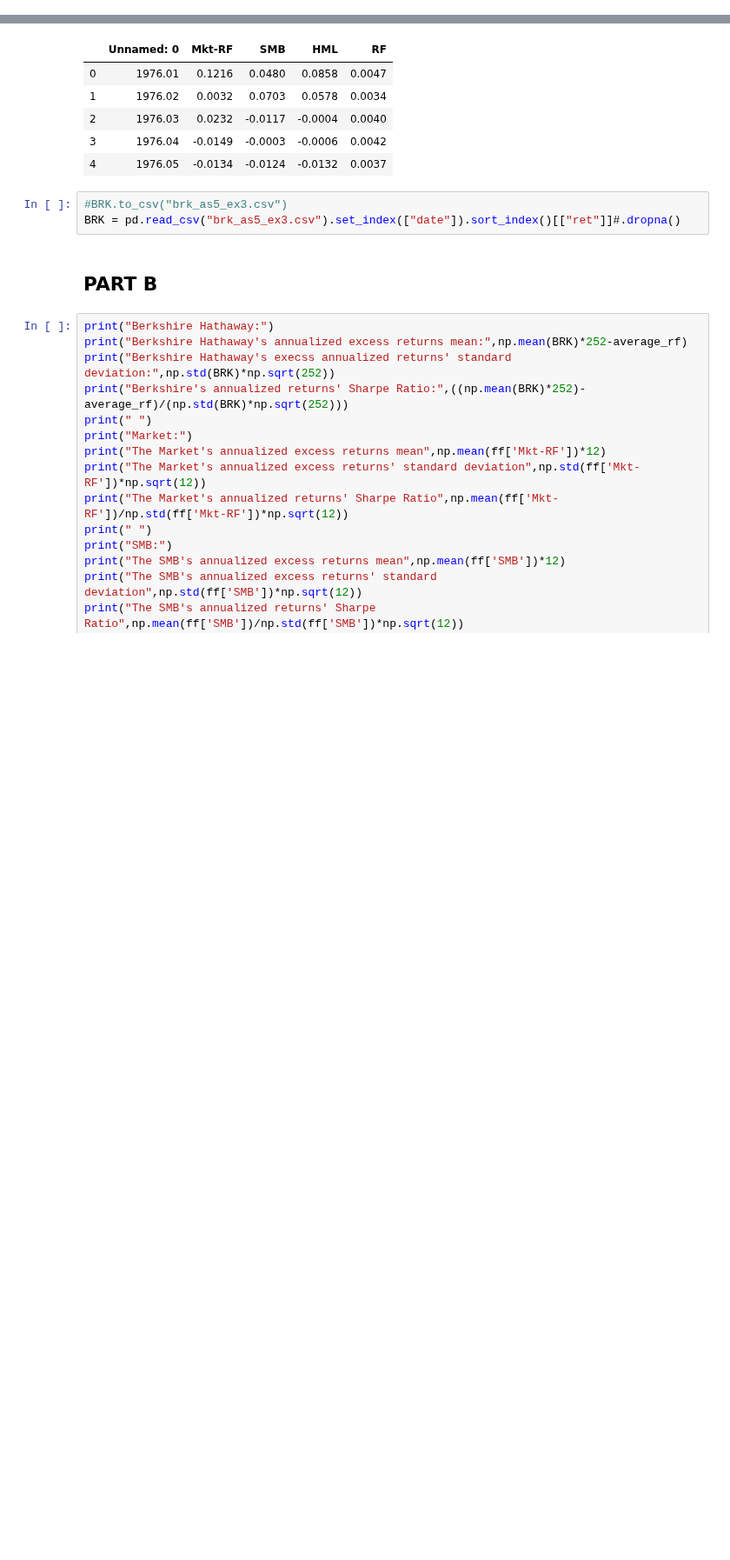
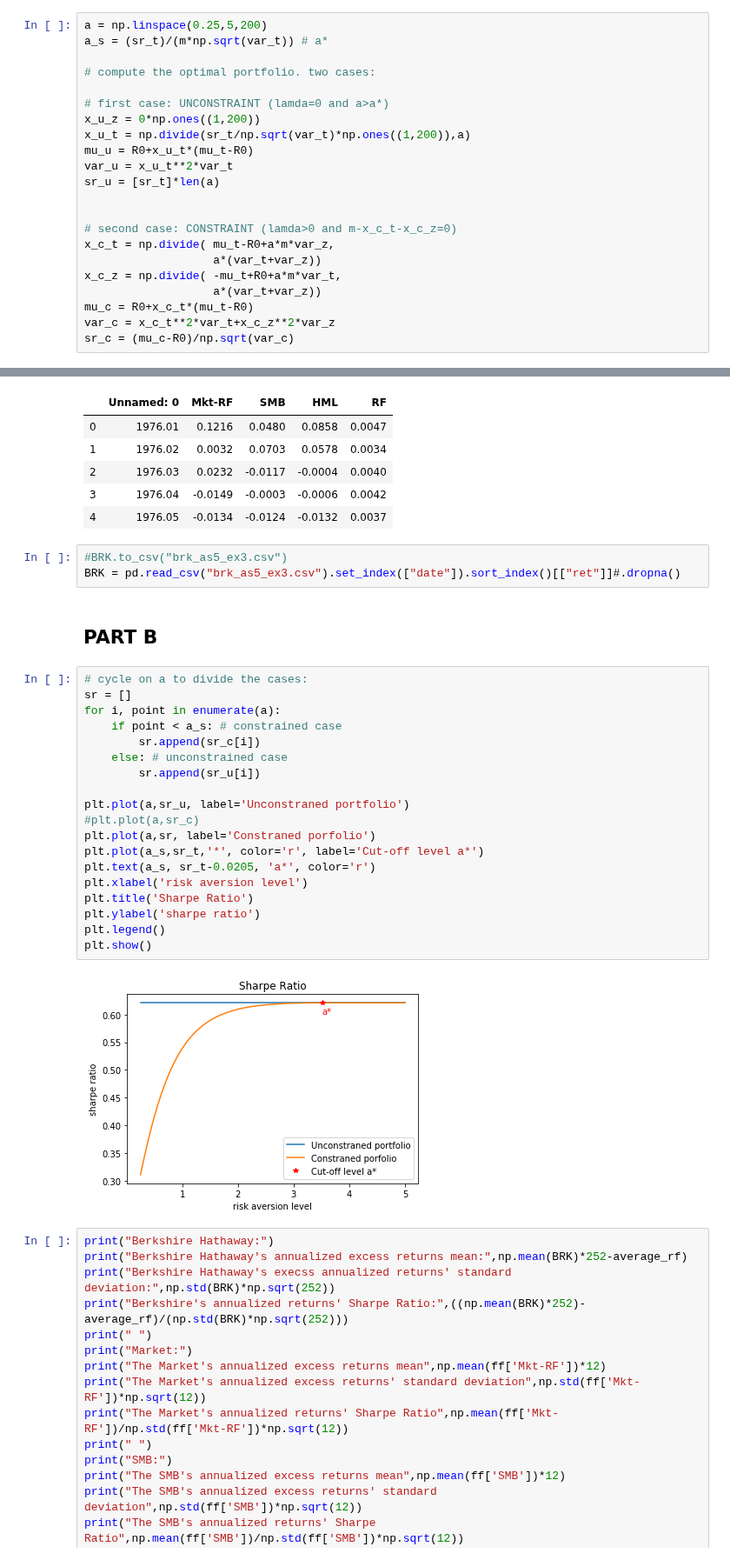
Before and after one commit to baohien97/EPFL-Investments, a Jupyter notebook: as5/INV PS 5.ipynb, the cells around one changed output, grey strips where cells are left out. Shown at 87% size. Drawn from its saved outputs; the diff is of its cells as text; blank space fills up the shorter version.

```diff
--- a/as5/INV PS 5.ipynb
+++ b/as5/INV PS 5.ipynb
@@ -12,3 +82,25 @@ import statsmodels.api as sm
+# %%
+a = np.linspace(0.25,5,200)
+a_s = (sr_t)/(m*np.sqrt(var_t)) # a*
+
+# compute the optimal portfolio. two cases:
+
+# first case: UNCONSTRAINT (lamda=0 and a>a*)
+x_u_z = 0*np.ones((1,200))
+x_u_t = np.divide(sr_t/np.sqrt(var_t)*np.ones((1,200)),a)
+mu_u = R0+x_u_t*(mu_t-R0)
+var_u = x_u_t**2*var_t
+sr_u = [sr_t]*len(a)
+
+
+# second case: CONSTRAINT (lamda>0 and m-x_c_t-x_c_z=0)
+x_c_t = np.divide( mu_t-R0+a*m*var_z,
+                   a*(var_t+var_z))
+x_c_z = np.divide( -mu_t+R0+a*m*var_t,
+                   a*(var_t+var_z))
+mu_c = R0+x_c_t*(mu_t-R0)
+var_c = x_c_t**2*var_t+x_c_z**2*var_z
+sr_c = (mu_c-R0)/np.sqrt(var_c)
 # %%
 # Berkshire Hathaway
 #BRK = db.raw_sql("select date,ret from crsp.dsf where permno in (17778) and date >='1976-01-01' and date<='2019-12-31'")
@@ -34,6 +126,27 @@ ff.head()
 BRK = pd.read_csv("brk_as5_ex3.csv").set_index(["date"]).sort_index()[["ret"]]#.dropna()
 # %% [markdown]
 ## PART B
+# %%
+# cycle on a to divide the cases:
+sr = []
+for i, point in enumerate(a):
+    if point < a_s: # constrained case
+        sr.append(sr_c[i])
+    else: # unconstrained case
+        sr.append(sr_u[i])
+
+plt.plot(a,sr_u, label='Unconstraned portfolio')
+#plt.plot(a,sr_c)
+plt.plot(a,sr, label='Constraned porfolio')
+plt.plot(a_s,sr_t,'*', color='r', label='Cut-off level a*')
+plt.text(a_s, sr_t-0.0205, 'a*', color='r')
+plt.xlabel('risk aversion level')
+plt.title('Sharpe Ratio')
+plt.ylabel('sharpe ratio')
+plt.legend()
+plt.show()
+# %% [output]
+[figure, added]
 # %%
 print("Berkshire Hathaway:")
 print("Berkshire Hathaway's annualized excess returns mean:",np.mean(BRK)*252-average_rf)
```
Also changed, not shown: parts of 10 cells of this notebook.
